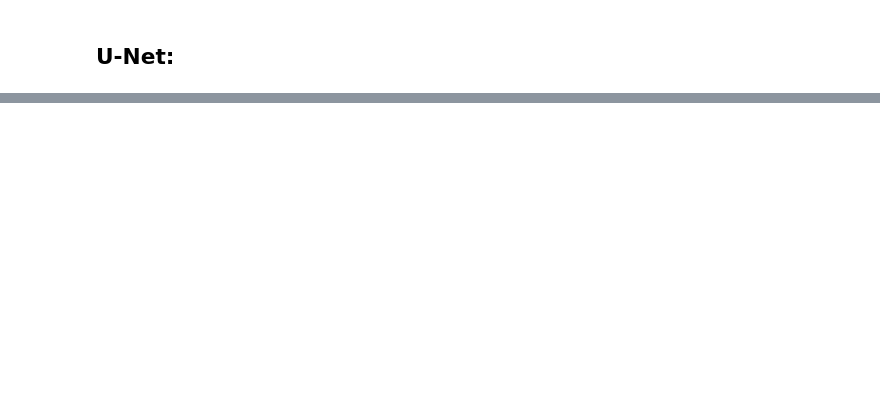
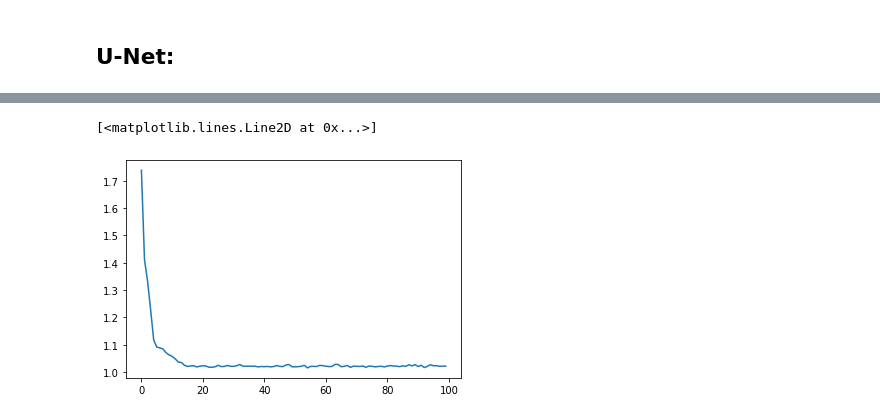
Before and after one commit to marvande/Antarctica-RCM-Emulator, a Jupyter notebook: Copy_of_pytorch_ML.ipynb, the cells around one changed output, grey strips where cells are left out. Drawn from its saved outputs; the diff is of its cells as text; code cells hidden in the pictures; blank space fills up the shorter version.

```diff
--- a/Copy_of_pytorch_ML.ipynb
+++ b/Copy_of_pytorch_ML.ipynb
@@ -667,10 +640,10 @@ class LinearUpsamplingZ(nn.Module):
     return z6
 # %%
 class UNetMarijn(nn.Module):
-  def __init__(self, n_channels_x=7, n_channels_y=16, size=32, filter=64, bilinear=False):
+  def __init__(self, n_channels_x=7, n_channels_z=16, size=32, filter=64, bilinear=False):
     super(UNetMarijn, self).__init__()
     self.n_channels_x = n_channels_x
-    self.n_channels_y = n_channels_y
+    self.n_channels_z = n_channels_z
     self.size = size
     self.filter = filter
     self.bilinear = bilinear
@@ -690,7 +663,7 @@ class UNetMarijn(nn.Module):
     self.last_conv_down = DoubleConv(1024, 1024)
 
     # linewar downsampling of z:
-    self.linz = LinearUpsamplingZ(n_channels_y, 1024)
+    self.linz = LinearUpsamplingZ(n_channels_z, 1024)
 
     # upsampling:
     self.up1 = Up(2048, 1024, bilinear)
@@ -777,0 +756,4 @@ class UNet(nn.Module):
+# %%
+logging.basicConfig(level=logging.INFO, format='%(levelname)s: %(message)s')
+device = torch.device('cuda' if torch.cuda.is_available() else 'cpu')
+logging.info(f'Using device {device}')
@@ -777,0 +992,5 @@ class UNet(nn.Module):
+# %%
+plt.plot(train_loss_e)
+# %% [output]
+[<matplotlib.lines.Line2D at 0x...>]
+[figure, added]
```
Also changed, not shown: parts of 22 cells of this notebook.
